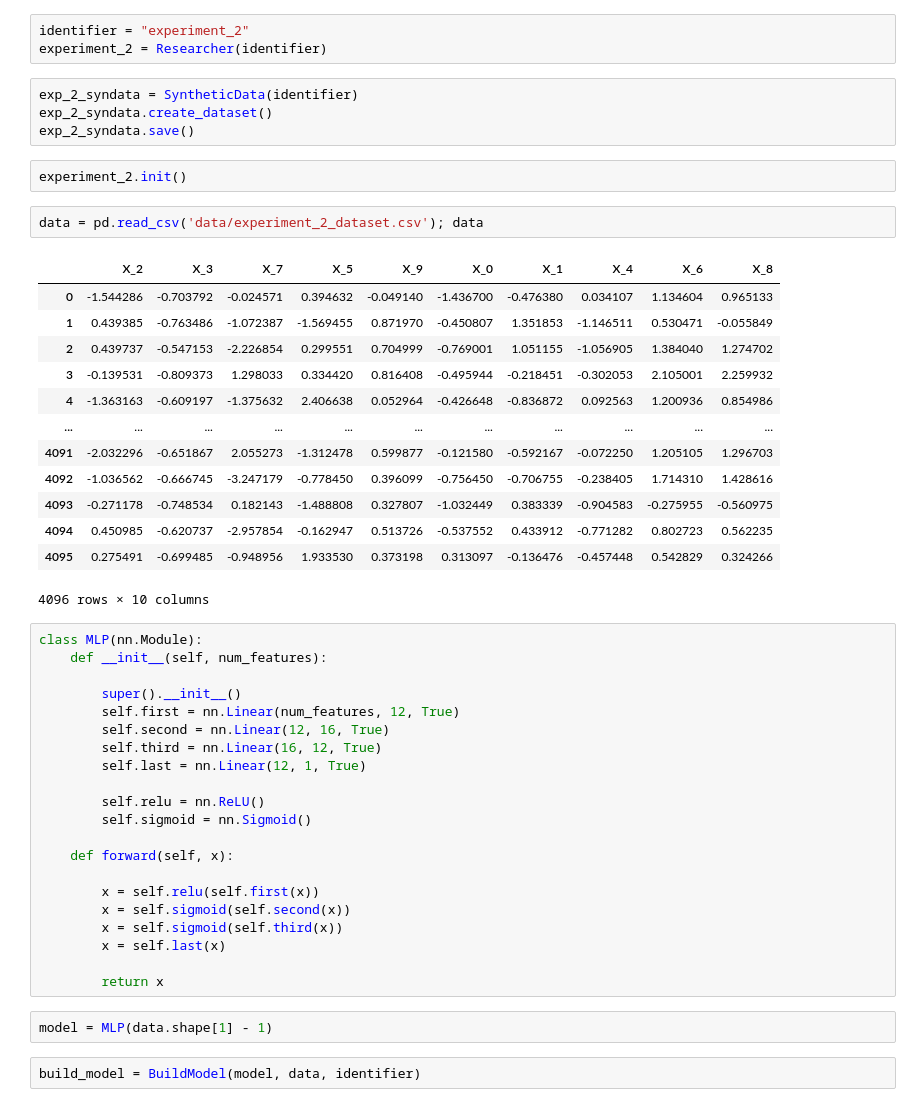
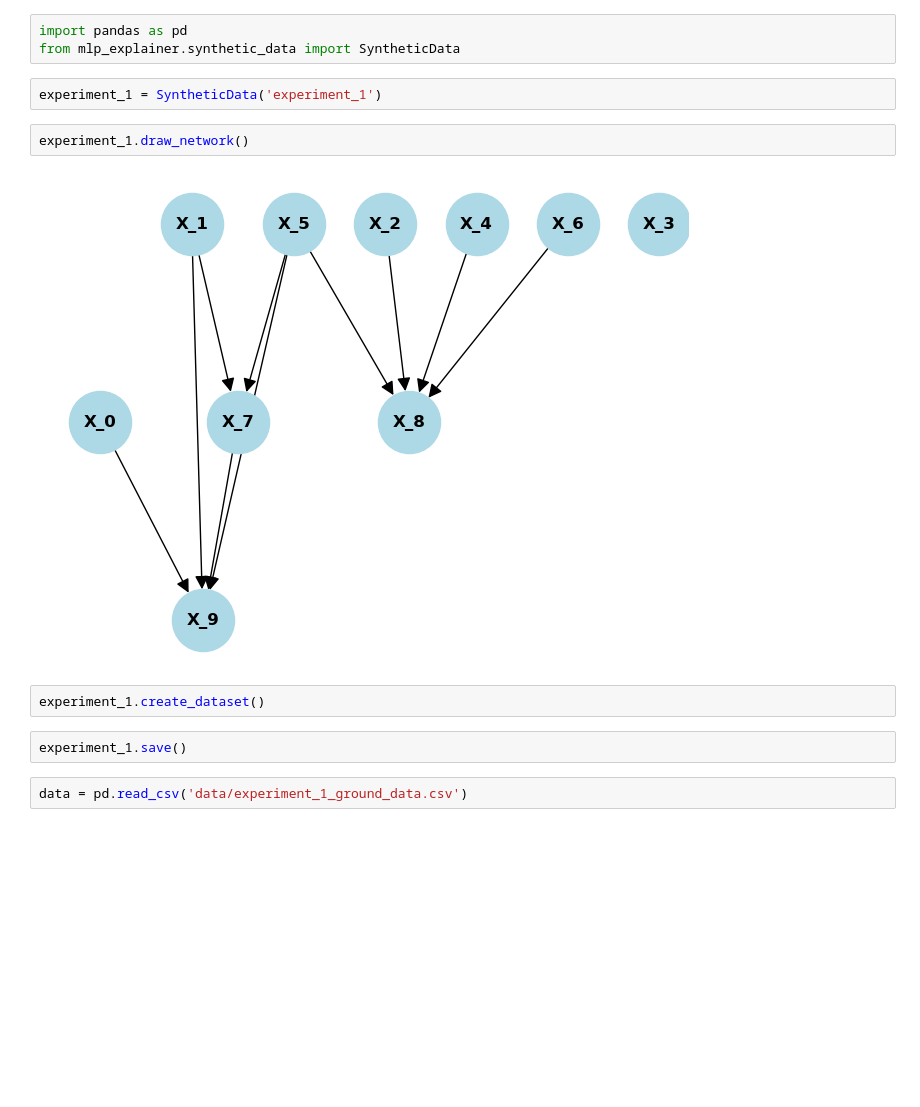
Before and after one commit to TumeloMkwambe/Honours-RP, a Jupyter notebook: playground.ipynb, the cells around one changed output. Saved outputs shown, nothing was run; the diff lists cells and outputs as text; blank space fills up the shorter version.

```diff
--- a/playground.ipynb
+++ b/playground.ipynb
@@ -11,50 +1,15 @@ from mlp_explainer.synthetic_data import SyntheticData
-# %%
-identifier = "experiment_2"
-experiment_2 = Researcher(identifier)
-# %%
-exp_2_syndata = SyntheticData(identifier)
-exp_2_syndata.create_dataset()
-exp_2_syndata.save()
-# %%
-experiment_2.init()
+# %%
+import pandas as pd
+from mlp_explainer.synthetic_data import SyntheticData
+# %%
+experiment_1 = SyntheticData('experiment_1')
+# %%
+experiment_1.draw_network()
+# %% [output]
+[figure, added]
+# %%
+experiment_1.create_dataset()
+# %%
+experiment_1.save()
 # %%
-data = pd.read_csv('data/experiment_2_dataset.csv'); data
+data = pd.read_csv('data/experiment_1_ground_data.csv')
-# %% [output]
-|  | X_2 | X_3 | X_7 | X_5 | X_9 | X_0 | X_1 | X_4 | X_6 | X_8 |
-| 0 | -1.544286 | -0.703792 | -0.024571 | 0.394632 | -0.049140 | -1.436700 | -0.476380 | 0.034107 | 1.134604 | 0.965133 |
-| 1 | 0.439385 | -0.763486 | -1.072387 | -1.569455 | 0.871970 | -0.450807 | 1.351853 | -1.146511 | 0.530471 | -0.055849 |
-| 2 | 0.439737 | -0.547153 | -2.226854 | 0.299551 | 0.704999 | -0.769001 | 1.051155 | -1.056905 | 1.384040 | 1.274702 |
-| 3 | -0.139531 | -0.809373 | 1.298033 | 0.334420 | 0.816408 | -0.495944 | -0.218451 | -0.302053 | 2.105001 | 2.259932 |
-| 4 | -1.363163 | -0.609197 | -1.375632 | 2.406638 | 0.052964 | -0.426648 | -0.836872 | 0.092563 | 1.200936 | 0.854986 |
-| ... | ... | ... | ... | ... | ... | ... | ... | ... | ... | ... |
-| 4091 | -2.032296 | -0.651867 | 2.055273 | -1.312478 | 0.599877 | -0.121580 | -0.592167 | -0.072250 | 1.205105 | 1.296703 |
-| 4092 | -1.036562 | -0.666745 | -3.247179 | -0.778450 | 0.396099 | -0.756450 | -0.706755 | -0.238405 | 1.714310 | 1.428616 |
-| 4093 | -0.271178 | -0.748534 | 0.182143 | -1.488808 | 0.327807 | -1.032449 | 0.383339 | -0.904583 | -0.275955 | -0.560975 |
-| 4094 | 0.450985 | -0.620737 | -2.957854 | -0.162947 | 0.513726 | -0.537552 | 0.433912 | -0.771282 | 0.802723 | 0.562235 |
-| 4095 | 0.275491 | -0.699485 | -0.948956 | 1.933530 | 0.373198 | 0.313097 | -0.136476 | -0.457448 | 0.542829 | 0.324266 |
-4096 rows × 10 columns
-# %%
-class MLP(nn.Module):
-    def __init__(self, num_features):
-
-        super().__init__()
-        self.first = nn.Linear(num_features, 12, True)
-        self.second = nn.Linear(12, 16, True)
-        self.third = nn.Linear(16, 12, True)
-        self.last = nn.Linear(12, 1, True)
-
-        self.relu = nn.ReLU()
-        self.sigmoid = nn.Sigmoid()
-
-    def forward(self, x):
-
-        x = self.relu(self.first(x))
-        x = self.sigmoid(self.second(x))
-        x = self.sigmoid(self.third(x))
-        x = self.last(x)
-
-        return x
-# %%
-model = MLP(data.shape[1] - 1)
-# %%
-build_model = BuildModel(model, data, identifier)
```
Also changed, not shown: parts of 8 cells of this notebook, 16 other files.
